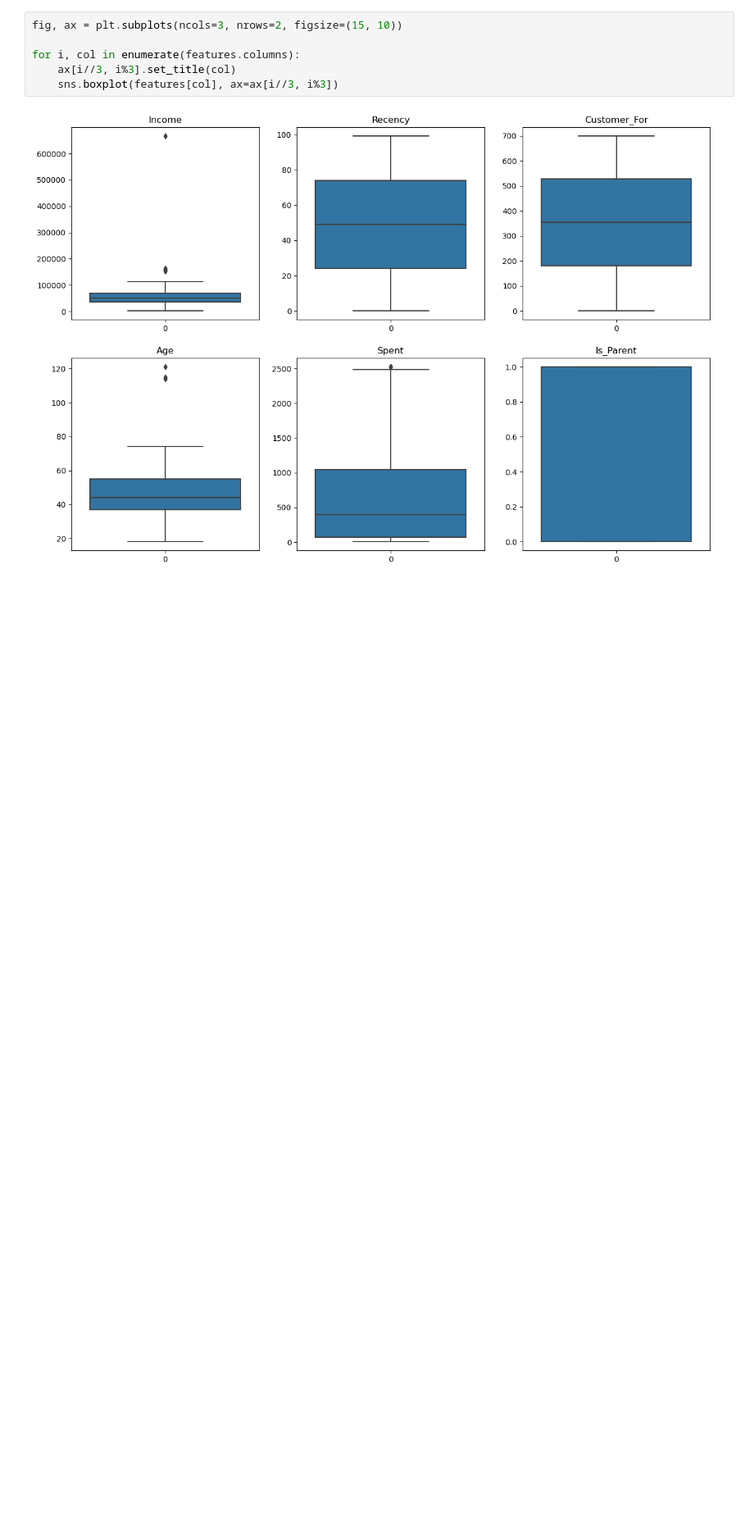
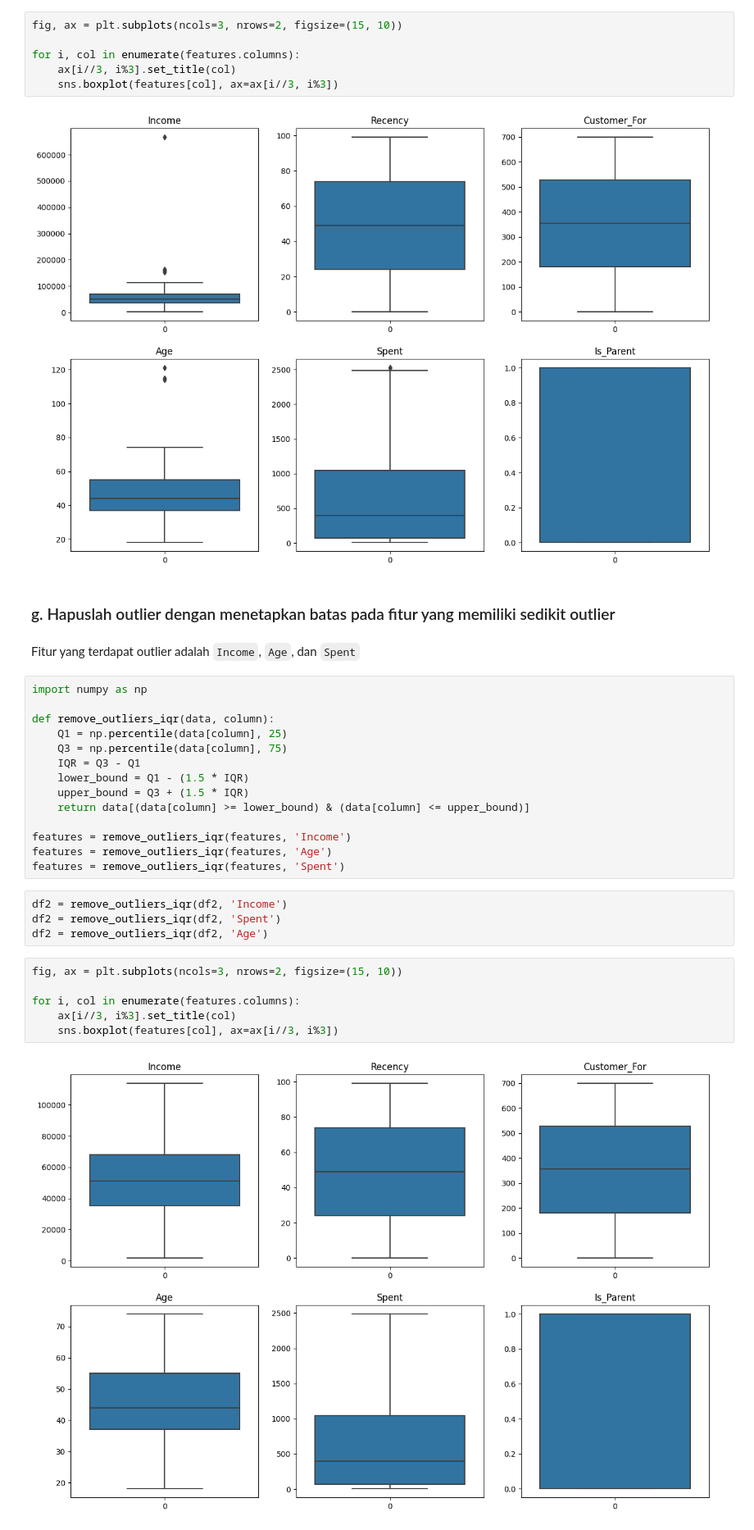
Before and after one commit to jon-mun/clustering-marketing-campaign, a Jupyter notebook: problem1.ipynb, the cells around one changed output. Shown at 82% size. Cells and saved outputs as stored; diff of their text form; blank space fills up the shorter version.

```diff
--- a/problem1.ipynb
+++ b/problem1.ipynb
@@ -376,3 +376,33 @@ for i, col in enumerate(features.columns):
     sns.boxplot(features[col], ax=ax[i//3, i%3])
 # %% [output]
 [figure]
+# %% [markdown]
+### g. Hapuslah outlier dengan menetapkan batas pada fitur yang memiliki sedikit outlier
+# %% [markdown]
+Fitur yang terdapat outlier adalah `Income`, `Age`, dan `Spent`
+# %%
+import numpy as np
+
+def remove_outliers_iqr(data, column):
+    Q1 = np.percentile(data[column], 25)
+    Q3 = np.percentile(data[column], 75)
+    IQR = Q3 - Q1
+    lower_bound = Q1 - (1.5 * IQR)
+    upper_bound = Q3 + (1.5 * IQR)
+    return data[(data[column] >= lower_bound) & (data[column] <= upper_bound)]
+
+features = remove_outliers_iqr(features, 'Income')
+features = remove_outliers_iqr(features, 'Age')
+features = remove_outliers_iqr(features, 'Spent')
+# %%
+df2 = remove_outliers_iqr(df2, 'Income')
+df2 = remove_outliers_iqr(df2, 'Spent')
+df2 = remove_outliers_iqr(df2, 'Age')
+# %%
+fig, ax = plt.subplots(ncols=3, nrows=2, figsize=(15, 10))
+
+for i, col in enumerate(features.columns):
+    ax[i//3, i%3].set_title(col)
+    sns.boxplot(features[col], ax=ax[i//3, i%3])
+# %% [output]
+[figure, added]
```
Also changed, not shown: parts of 34 cells of this notebook.
